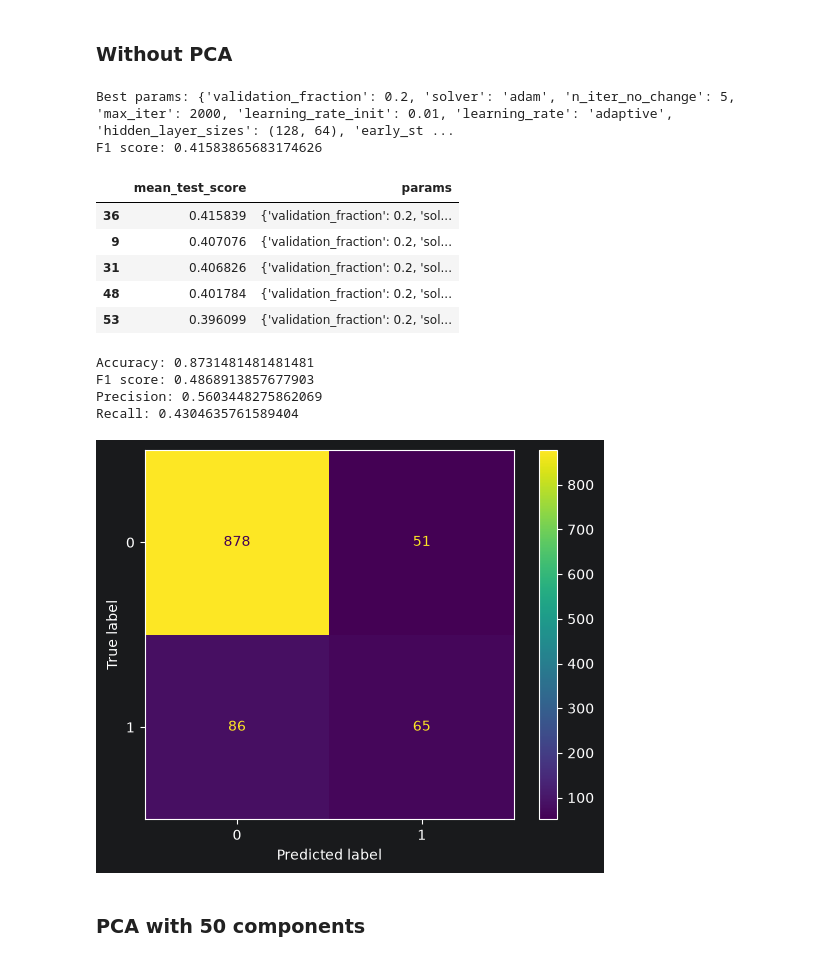
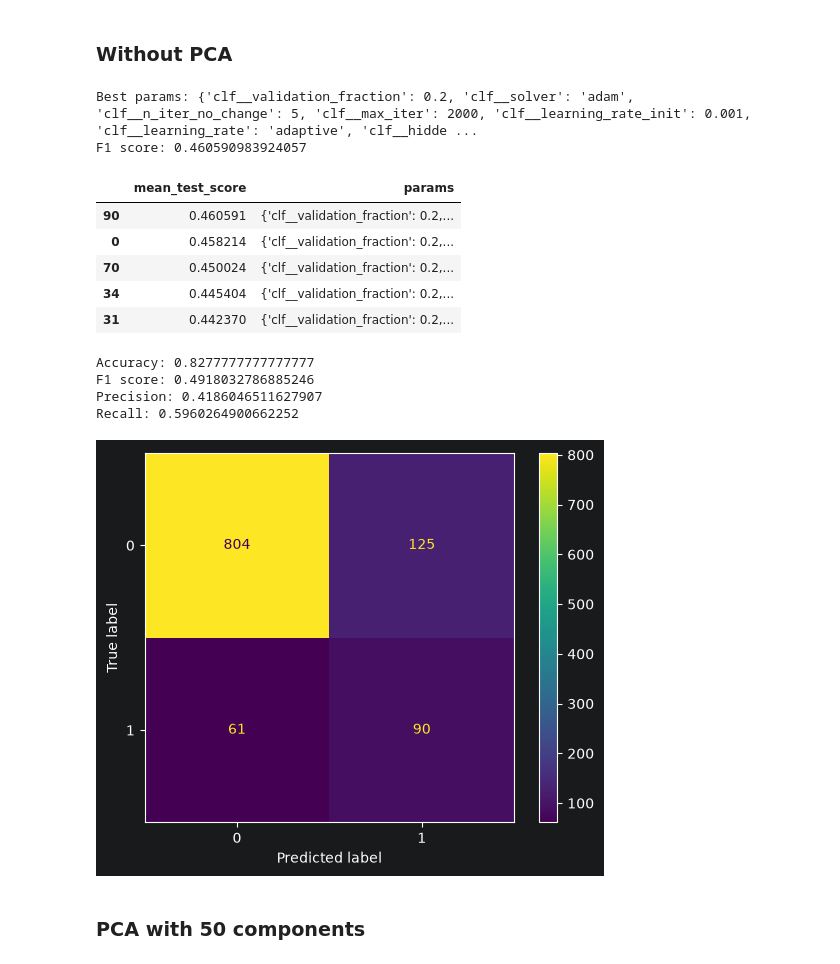
Before and after one commit to acailic02/ICU-Patient-Outcome-Prediction-And-Clustering, a Jupyter notebook: classification.ipynb, the cells around one changed output. Saved outputs shown, nothing was run; the diff lists cells and outputs as text; code cells hidden in the pictures.

```diff
--- a/classification.ipynb
+++ b/classification.ipynb
@@ -11,6 +11,9 @@ from sklearn.model_selection import GridSearchCV, RandomizedSearchCV
 # %%
 from sklearn.metrics import f1_score, accuracy_score, precision_score, recall_score, ConfusionMatrixDisplay
 from IPython.display import display
+# %%
+from sklearn.model_selection import RepeatedStratifiedKFold
+rskf = RepeatedStratifiedKFold(n_splits=5, n_repeats=3, random_state=42)
 # %%
 X_train95 = pd.read_csv('./data/processed/X_train95.csv')
 X_test95 = pd.read_csv('./data/processed/X_test95.csv')
@@ -31,11 +34,26 @@ print(X_train95.shape, X_train0.shape, Y_train.shape, X_test95.shape, X_train0.s
 # %% [output]
 (2520, 74) (2520, 123) (2520,) (1080, 74) (2520, 123) (1080,)
 # %%
-def grid_search(estimator, param_grid, cv, scoring, X, Y, randomized=False):
+from imblearn.pipeline import Pipeline as ImbPipeline
+from imblearn.over_sampling import SMOTE
+
+def grid_search(estimator, param_grid, cv, scoring, X, Y, randomized=False, oversample=False):
+    steps = []
+    if oversample:
+        steps.append(('smote', SMOTE(random_state=42)))
+    steps.append(('clf', estimator))
+
+    pipe = ImbPipeline(steps)
+
+    if isinstance(param_grid, list):
+        pipe_param_grid = [{f'clf__{k}': v for k, v in grid.items()} for grid in param_grid]
+    else:
+        pipe_param_grid = {f'clf__{k}': v for k, v in param_grid.items()}
+
     if randomized:
-        gs = RandomizedSearchCV(estimator=estimator, param_distributions=param_grid, n_iter=100, cv=cv, scoring=scoring, random_state=42, n_jobs=-1)
+        gs = RandomizedSearchCV(estimator=pipe, param_distributions=pipe_param_grid, n_iter=100, cv=cv, scoring=scoring, random_state=42, n_jobs=-1)
     else:
-        gs = GridSearchCV(estimator=estimator, param_grid=param_grid, cv=cv, scoring=scoring)
+        gs = GridSearchCV(estimator=pipe, param_grid=pipe_param_grid, cv=cv, scoring=scoring)
     gs.fit(X, Y)
 
     print(f'Best params: {gs.best_params_}')
@@ -43,11 +61,18 @@ def grid_search(estimator, param_grid, cv, scoring, X, Y, randomized=False):
 
     display(pd.DataFrame(gs.cv_results_)[['mean_test_score', 'params']].sort_values(by='mean_test_score', ascending=False).head(5))
 
-    return gs.best_params_
+    best_params = {k.replace('clf__', ''): v for k, v in gs.best_params_.items()}
+    return best_params
 # %%
-def train_and_evaluate(classifier, best_params, X_train, Y_train, X_test, Y_test):
+def train_and_evaluate(classifier, best_params, X_train, Y_train, X_test, Y_test, oversample=False):
+    smote = SMOTE(random_state=42)
+    X_train_sm, Y_train_sm = smote.fit_resample(X_train, Y_train)
+
     model = classifier(**best_params)
-    model.fit(X_train, Y_train)
+    if oversample:
+        model.fit(X_train_sm, Y_train_sm)
+    else:
+        model.fit(X_train, Y_train)
 
     preds = model.predict(X_test)
 
@@ -436,24 +442,24 @@ Recall: 0.4370860927152318
 # %% [markdown]
 ### Without PCA
 # %%
-mlp0_best_params = grid_search(estimator=MLPClassifier(), param_grid=mlp_params, cv=5, scoring='f1', X=X_train0, Y=Y_train, randomized=True)
+mlp0_best_params = grid_search(estimator=MLPClassifier(), param_grid=mlp_params, cv=rskf, scoring='f1', X=X_train0, Y=Y_train, randomized=True, oversample=True)
 # %% [output]
-Best params: {'validation_fraction': 0.2, 'solver': 'adam', 'n_iter_no_change': 5, 'max_iter': 2000, 'learning_rate_init': 0.01, 'learning_rate': 'adaptive', 'hidden_layer_sizes': (128, 64), 'early_st ...
-F1 score: 0.41583865683174626
+Best params: {'clf__validation_fraction': 0.2, 'clf__solver': 'adam', 'clf__n_iter_no_change': 5, 'clf__max_iter': 2000, 'clf__learning_rate_init': 0.001, 'clf__learning_rate': 'adaptive', 'clf__hidde ...
+F1 score: 0.460590983924057
 |  | mean_test_score | params |
-| 36 | 0.415839 | {'validation_fraction': 0.2, 'sol... |
-| 9 | 0.407076 | {'validation_fraction': 0.2, 'sol... |
-| 31 | 0.406826 | {'validation_fraction': 0.2, 'sol... |
-| 48 | 0.401784 | {'validation_fraction': 0.2, 'sol... |
-| 53 | 0.396099 | {'validation_fraction': 0.2, 'sol... |
+| 90 | 0.460591 | {'clf__validation_fraction': 0.2,... |
+| 0 | 0.458214 | {'clf__validation_fraction': 0.2,... |
+| 70 | 0.450024 | {'clf__validation_fraction': 0.2,... |
+| 34 | 0.445404 | {'clf__validation_fraction': 0.2,... |
+| 31 | 0.442370 | {'clf__validation_fraction': 0.2,... |
 # %%
-train_and_evaluate(classifier=MLPClassifier, best_params=mlp0_best_params, X_train=X_train0, Y_train=Y_train, X_test=X_test0, Y_test=Y_test)
+train_and_evaluate(classifier=MLPClassifier, best_params=mlp0_best_params, X_train=X_train0, Y_train=Y_train, X_test=X_test0, Y_test=Y_test, oversample=True)
 # %% [output]
-Accuracy: 0.8731481481481481
-F1 score: 0.4868913857677903
-Precision: 0.5603448275862069
-Recall: 0.4304635761589404
+Accuracy: 0.8277777777777777
+F1 score: 0.4918032786885246
+Precision: 0.4186046511627907
+Recall: 0.5960264900662252
-[figure, old version]
+[figure, new version]
 # %% [markdown]
 ### PCA with 50 components
 # %%
```
Also changed, not shown: parts of 30 cells of this notebook, 1 other file.
